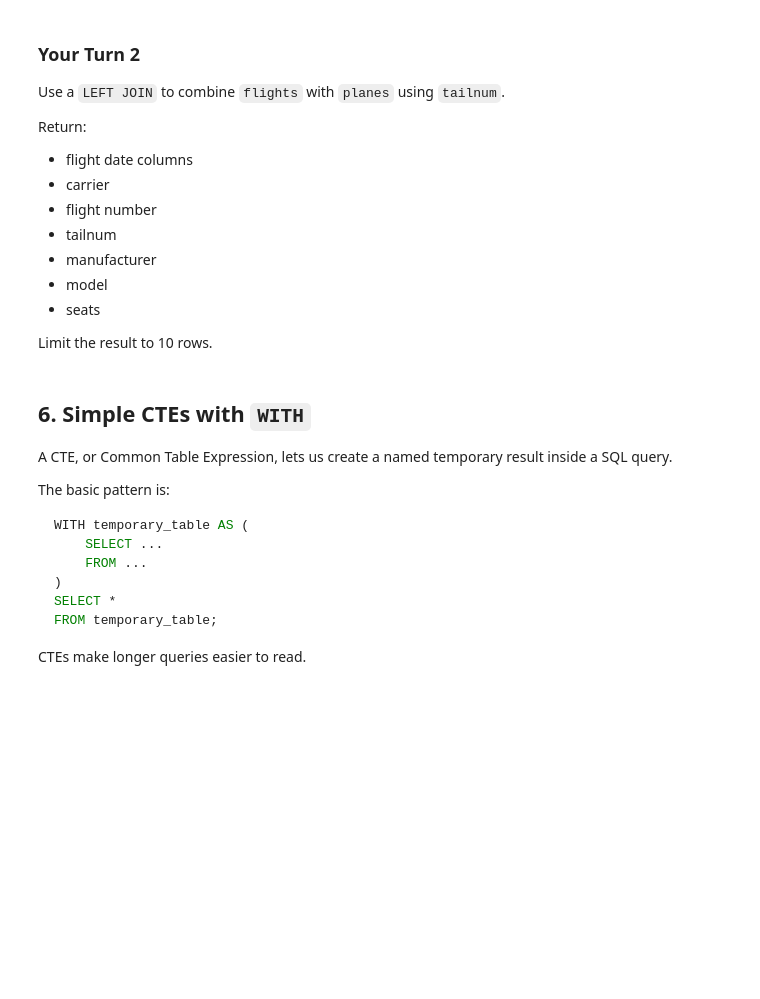
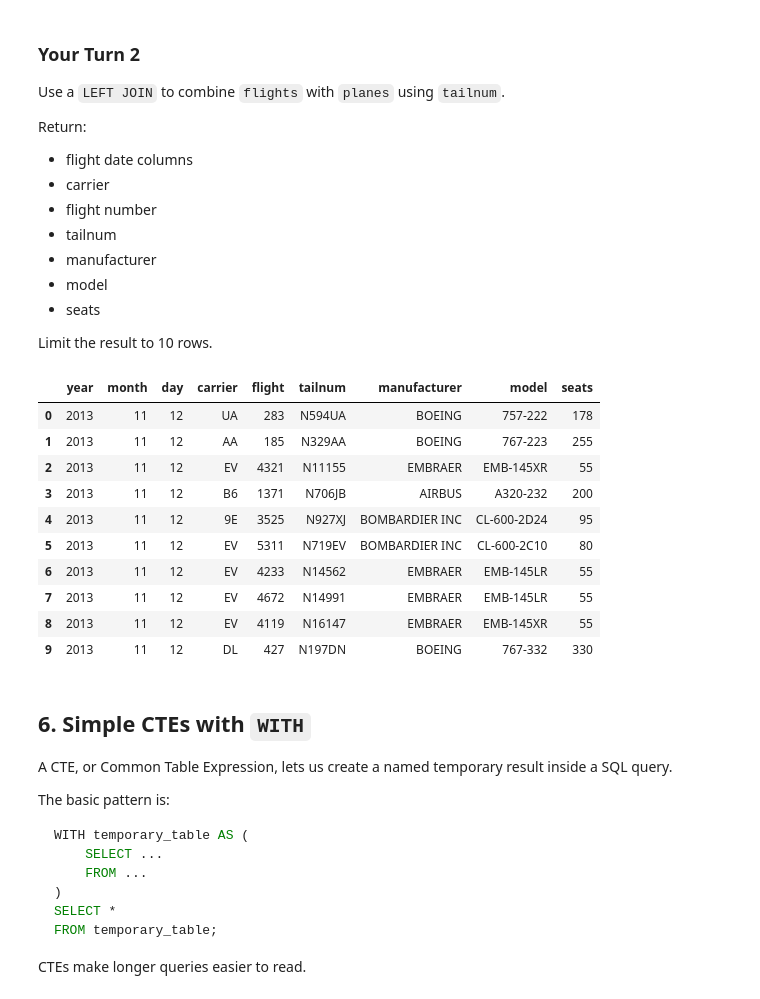
Before and after one commit to Jade-Jung/ban6003-week-9-10-hyejung-jung, a Jupyter notebook: notebooks/module10_sql_joins_abt_guided_lab.ipynb, the cells around one changed output. Saved outputs shown, nothing was run; the diff lists cells and outputs as text; code cells hidden in the pictures; blank space fills up the shorter version.

```diff
--- a/notebooks/module10_sql_joins_abt_guided_lab.ipynb
+++ b/notebooks/module10_sql_joins_abt_guided_lab.ipynb
@@ -353,11 +436,36 @@ Limit the result to 10 rows.
 # %%
 # Your Turn 2
 
 query = '''
-
+SELECT
+    f.year,
+    f.month,
+    f.day,
+    f.carrier,
+    f.flight,
+    f.tailnum,
+    p.manufacturer,
+    p.model,
+    p.seats
+FROM flights AS f
+LEFT JOIN planes AS p
+    ON f.tailnum = p.tailnum
+LIMIT 10;
 '''
 
 run_query(query, engine)
+# %% [output]
+|  | year | month | day | carrier | flight | tailnum | manufacturer | model | seats |
+| 0 | 2013 | 11 | 12 | UA | 283 | N594UA | BOEING | 757-222 | 178 |
+| 1 | 2013 | 11 | 12 | AA | 185 | N329AA | BOEING | 767-223 | 255 |
+| 2 | 2013 | 11 | 12 | EV | 4321 | N11155 | EMBRAER | EMB-145XR | 55 |
+| 3 | 2013 | 11 | 12 | B6 | 1371 | N706JB | AIRBUS | A320-232 | 200 |
+| 4 | 2013 | 11 | 12 | 9E | 3525 | N927XJ | BOMBARDIER INC | CL-600-2D24 | 95 |
+| 5 | 2013 | 11 | 12 | EV | 5311 | N719EV | BOMBARDIER INC | CL-600-2C10 | 80 |
+| 6 | 2013 | 11 | 12 | EV | 4233 | N14562 | EMBRAER | EMB-145LR | 55 |
+| 7 | 2013 | 11 | 12 | EV | 4672 | N14991 | EMBRAER | EMB-145LR | 55 |
+| 8 | 2013 | 11 | 12 | EV | 4119 | N16147 | EMBRAER | EMB-145XR | 55 |
+| 9 | 2013 | 11 | 12 | DL | 427 | N197DN | BOEING | 767-332 | 330 |
 # %% [markdown]
 ## 6. Simple CTEs with `WITH`
 
```
Also changed, not shown: parts of 36 cells of this notebook.
